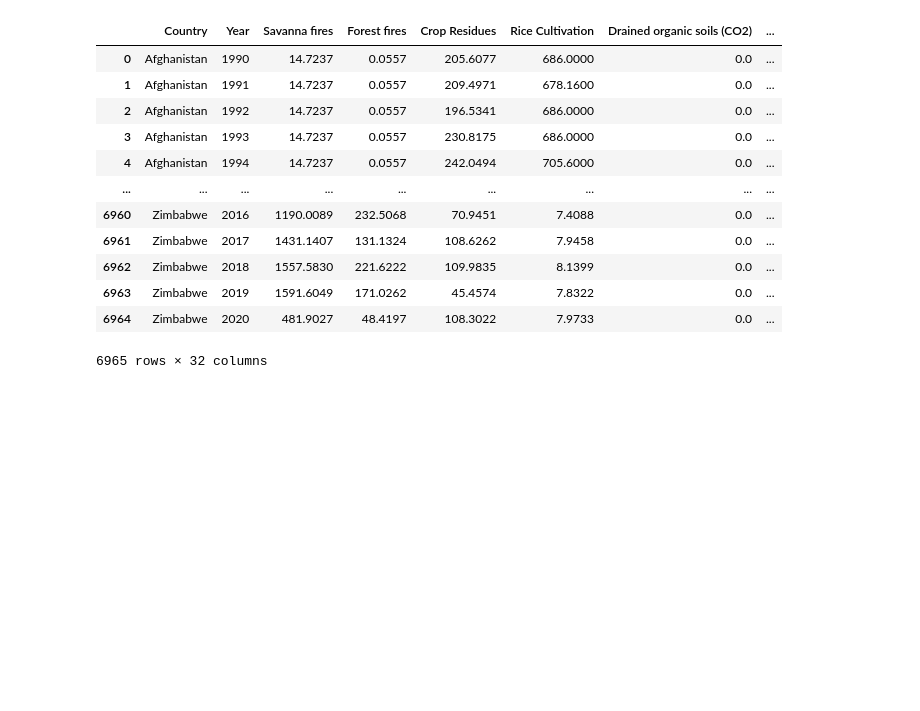
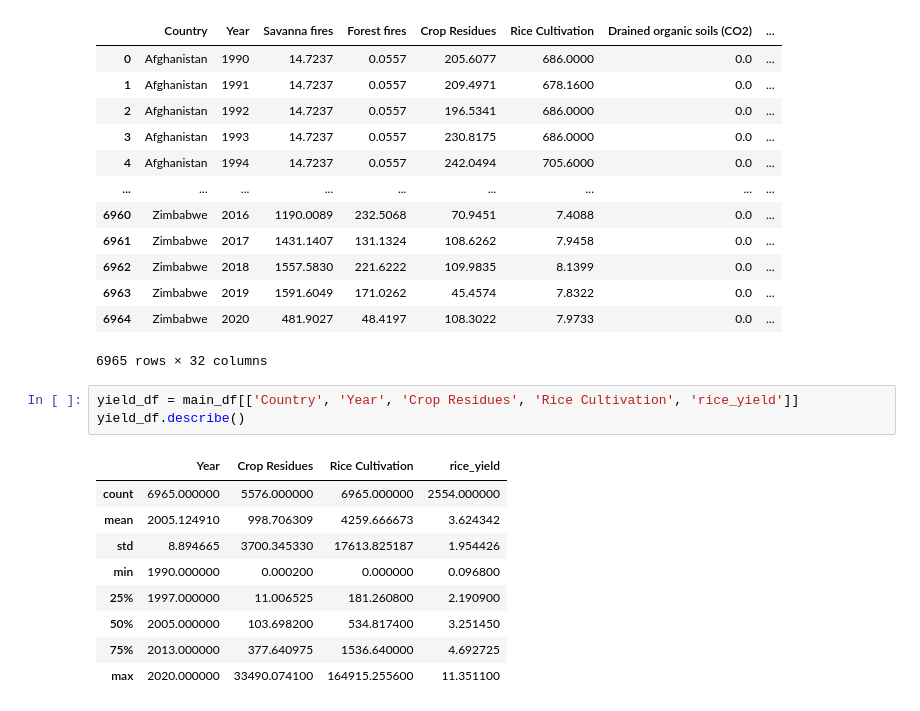
Before and after one commit to dpinsky1/Cancer, a Jupyter notebook: emissions_analysis.ipynb, the cells around one changed output. Saved outputs shown, nothing was run; the diff lists cells and outputs as text; blank space fills up the shorter version.

Commit message:
added yield df

```diff
--- a/emissions_analysis.ipynb
+++ b/emissions_analysis.ipynb
@@ -144,3 +144,16 @@ main_df
 | 6963 | Zimbabwe | 2019 | 1591.6049 | 171.0262 | 45.4574 | 7.8322 | 0.0 | ... |
 | 6964 | Zimbabwe | 2020 | 481.9027 | 48.4197 | 108.3022 | 7.9733 | 0.0 | ... |
 6965 rows × 32 columns
+# %%
+yield_df = main_df[['Country', 'Year', 'Crop Residues', 'Rice Cultivation', 'rice_yield']]
+yield_df.describe()
+# %% [output]
+|  | Year | Crop Residues | Rice Cultivation | rice_yield |
+| count | 6965.000000 | 5576.000000 | 6965.000000 | 2554.000000 |
+| mean | 2005.124910 | 998.706309 | 4259.666673 | 3.624342 |
+| std | 8.894665 | 3700.345330 | 17613.825187 | 1.954426 |
+| min | 1990.000000 | 0.000200 | 0.000000 | 0.096800 |
+| 25% | 1997.000000 | 11.006525 | 181.260800 | 2.190900 |
+| 50% | 2005.000000 | 103.698200 | 534.817400 | 3.251450 |
+| 75% | 2013.000000 | 377.640975 | 1536.640000 | 4.692725 |
+| max | 2020.000000 | 33490.074100 | 164915.255600 | 11.351100 |
```
Also changed, not shown: parts of 1 cell of this notebook.
